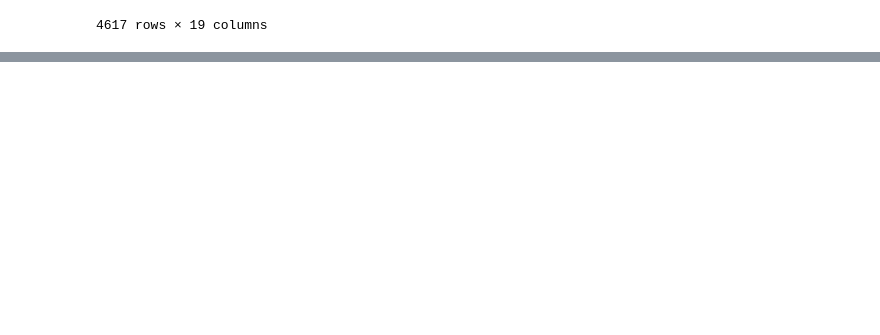
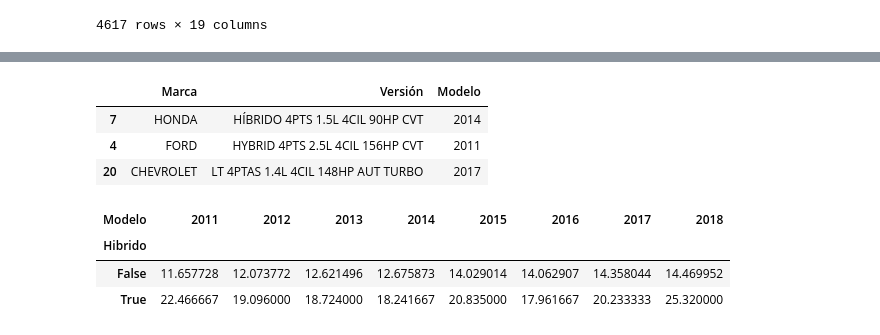
Before and after one commit to luisfelipe100/Aprendizaje_Automatico, a Jupyter notebook: Tareas/Tarea2.ipynb, the cells around one changed output, grey strips where cells are left out. Saved outputs shown, nothing was run; the diff lists cells and outputs as text; code cells hidden in the pictures; blank space fills up the shorter version.

Commit message:
Tarea 2

```diff
--- a/Tareas/Tarea2.ipynb
+++ b/Tareas/Tarea2.ipynb
@@ -66,3 +66,20 @@ df_1
 | 4615 | 4615 | MERCEDES | G 65 | AMG 5PTAS 6.0L 12CIL 630HP BITURB... | 2018 | AUT | Gasolina | 12 | 630 | 5.98 | ... |
 | 4616 | 4616 | MERCEDES | ML63 AMG | 5PTS 6.2L 8CIL 503HP AUT | 2011 | G TRONIC | Gasolina | 8 | 503 | 6.20 | ... |
 4617 rows × 19 columns
+# %%
+#############
+## Tarea 2 ##
+#############
+
+# Crear, modificar o eliminar columnas
+
+# Se genera lista booleana hibrido con los vehículos hibridos de acuerdo a su Versión o Submarca
+hibrido1 = ['HIBRIDO' in x or 'HYBRID' in x or 'HÍBRIDO' in x for x in df_1['Versión'] ]
+hibrido2 = ['HIBRIDO' in x for x in df_1['Submarca']]
+hibrido = hibrido1.copy()
+for i in range(len(hibrido)):
+    hibrido[i] = hibrido1[i] or hibrido2[i]
+
+# Se crea columna bool 'Hibrido'
+df_1['Hibrido'] = hibrido
+df_1.head(3)
@@ -68,0 +99,18 @@ df_1
+# %%
+# Crear subconjuntos de datos
+
+df_1.iloc[[7, 4, 20], [1, 3, 4]]
+# %% [output]
+|  | Marca | Versión | Modelo |
+| 7 | HONDA | HÍBRIDO 4PTS 1.5L 4CIL 90HP CVT | 2014 |
+| 4 | FORD | HYBRID 4PTS 2.5L 4CIL 156HP CVT | 2011 |
+| 20 | CHEVROLET | LT 4PTAS 1.4L 4CIL 148HP AUT TURBO | 2017 |
+# %%
+# Crear grupos de datos
+
+df_1.groupby(['Hibrido', 'Modelo'])['R. Comb. (km/l)'].mean().unstack()
+# %% [output]
+| Modelo | 2011 | 2012 | 2013 | 2014 | 2015 | 2016 | 2017 | 2018 |
+| Hibrido |  |  |  |  |  |  |  |  |
+| False | 11.657728 | 12.073772 | 12.621496 | 12.675873 | 14.029014 | 14.062907 | 14.358044 | 14.469952 |
+| True | 22.466667 | 19.096000 | 18.724000 | 18.241667 | 20.835000 | 17.961667 | 20.233333 | 25.320000 |
```
Also changed, not shown: parts of 2 cells of this notebook, 1 other file.
